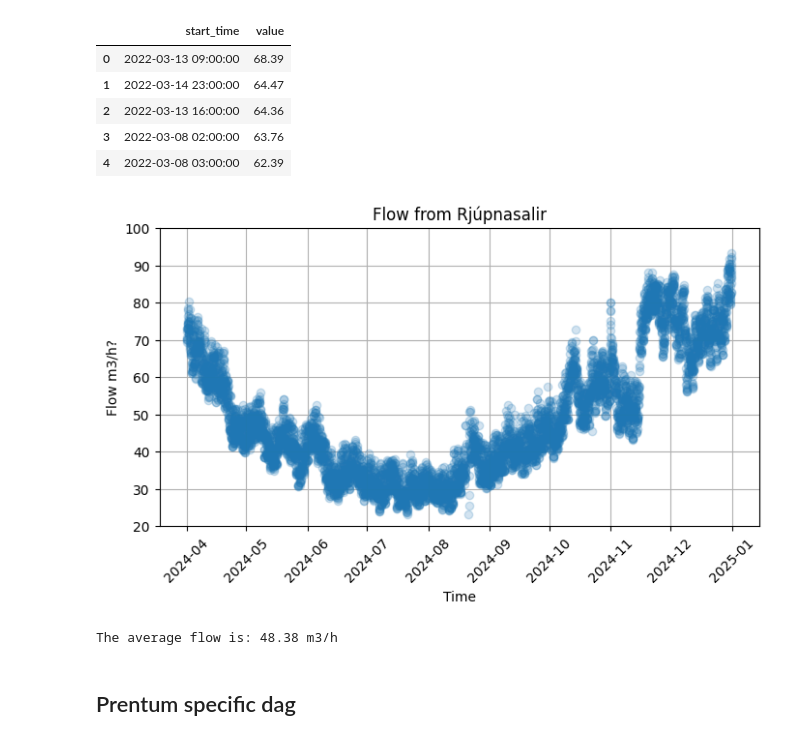
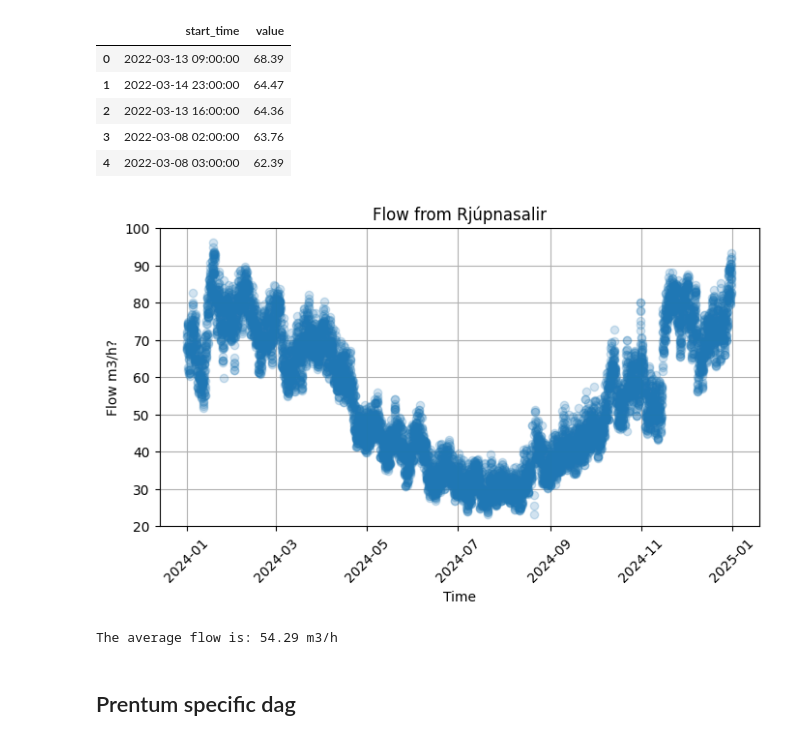
Before and after one commit to frodibrooks/OptimisedHeating, a Jupyter notebook: Data_processing/Rjúpnasalir.ipynb, the cells around one changed output. Drawn from its saved outputs; the diff is of its cells as text; code cells hidden in the pictures.

```diff
--- a/Data_processing/Rjúpnasalir.ipynb
+++ b/Data_processing/Rjúpnasalir.ipynb
@@ -49,31 +49,31 @@ df_flow.head()
 # %%
 # Convert 'start_time' to datetime format
 df_flow['start_time'] = pd.to_datetime(df_flow['start_time'], errors='coerce')
 
 # Filter for July 2024
-df_filtered_flow = df_flow[(df_flow['start_time'].dt.year == 2024) & (df_flow['start_time'].dt.month > 3)]
+df_filtered_flow = df_flow[(df_flow['start_time'].dt.year == 2024)]
 
 # Plot the values with more opacity and no line between them
 plt.figure(figsize=(8, 4))
 plt.plot(df_filtered_flow['start_time'], df_filtered_flow['value'], marker='o', linestyle='', alpha=0.2)  # Alpha controls opacity
 plt.xlabel('Time')
 plt.ylabel('Flow m3/h?')
 plt.title('Flow from Rjúpnasalir')  # Update the title for July
 plt.grid(True)
 plt.xticks(rotation=45)
 plt.ylim([20, 100])  # Set y-range from 0 to 100 (adjust as needed)
 
 
 plt.show()
 # %% [output]
-[figure, old version]
+[figure, new version]
 # %%
 average_flow = df_filtered_flow['value'].mean()
 
 # Print the average
 print(f"The average flow is: {average_flow:.2f} m3/h")
 # %% [output]
-The average flow is: 48.38 m3/h
+The average flow is: 54.29 m3/h
 # %% [markdown]
 ## Prentum specific dag
 # %%
```
Also changed, not shown: 1 other file.
